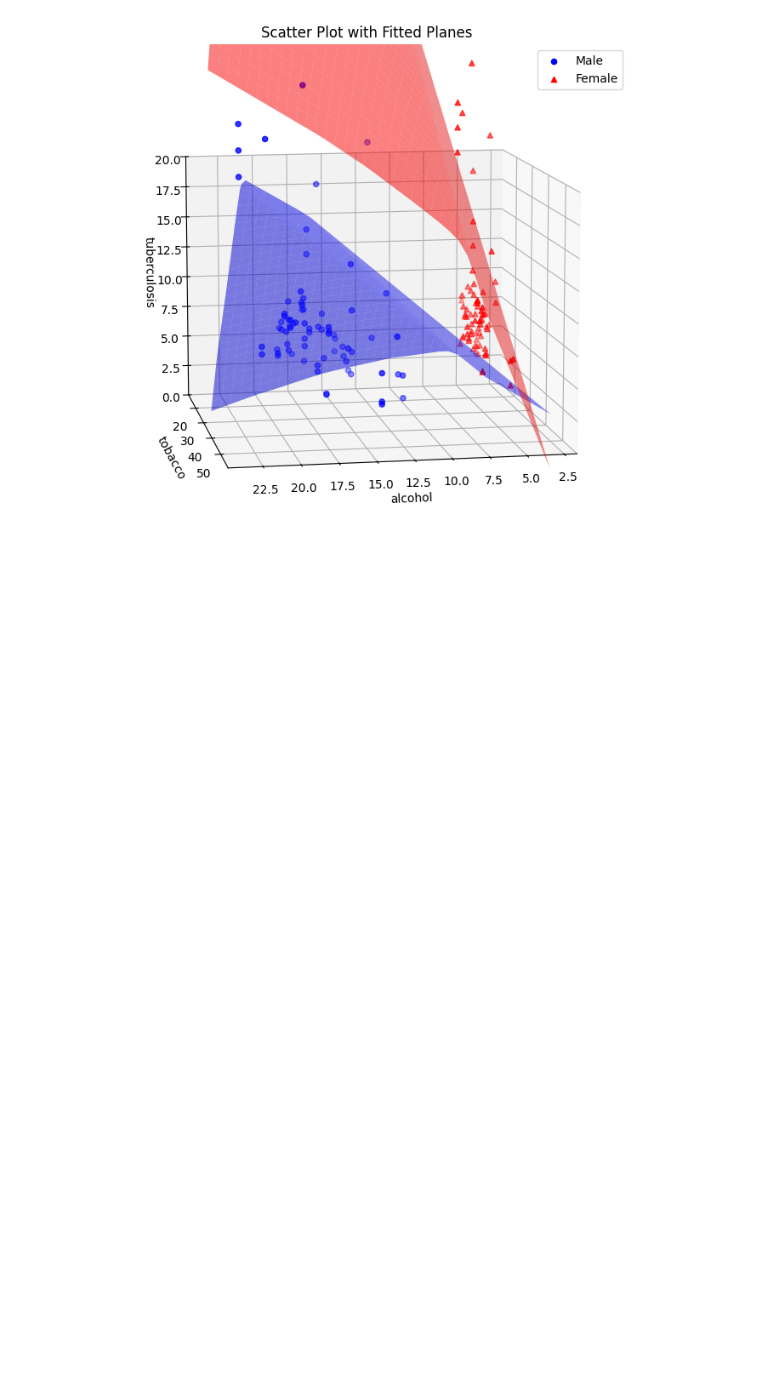
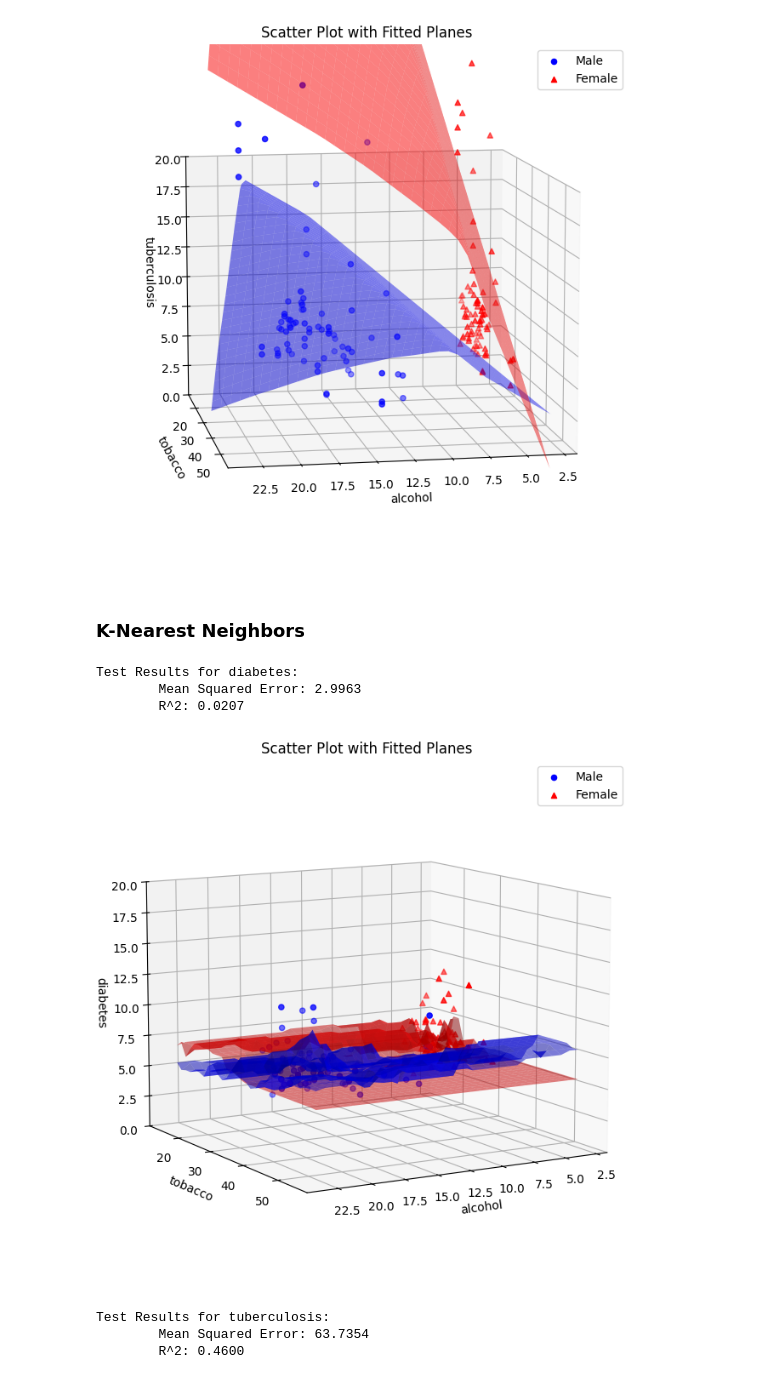
Before and after one commit to Gralerfics/SLDS_Project_OpenStudy, a Jupyter notebook: src/main.ipynb, the cells around one changed output. Cells and saved outputs as stored; diff of their text form; code cells hidden in the pictures; blank space fills up the shorter version.

```diff
--- a/src/main.ipynb
+++ b/src/main.ipynb
@@ -271,7 +272,7 @@ Test Results for tuberculosis:
 # %% [markdown]
 #### Support Vector Regression
 # %%
-def svr_plot_create_meshgrid(alcohol_range, tobacco_range, sex_value):
+def plot_create_meshgrid(alcohol_range, tobacco_range, sex_value):
     alcohol_grid, tobacco_grid = np.meshgrid(alcohol_range, tobacco_range)
     sex_grid = np.full_like(alcohol_grid, sex_value)
     alcohol_sex_grid = alcohol_grid * sex_grid
@@ -325,9 +326,9 @@ def svr_process(y_name = 'diabetes', elev = 10, azim = 80, plot_dataset_source =
     # Predicted Planes
     alcohol_range = np.linspace(plot_dataset['alcohol'].min(), plot_dataset['alcohol'].max(), 30)
     tobacco_range = np.linspace(plot_dataset['tobacco'].min(), plot_dataset['tobacco'].max(), 30)
-    grid_male, alcohol_grid, tobacco_grid = svr_plot_create_meshgrid(alcohol_range, tobacco_range, sex_value = 0)
+    grid_male, alcohol_grid, tobacco_grid = plot_create_meshgrid(alcohol_range, tobacco_range, sex_value = 0)
     z_male = svr_model.predict(grid_male).reshape(alcohol_grid.shape)
-    grid_female, _, _ = svr_plot_create_meshgrid(alcohol_range, tobacco_range, sex_value = 1)
+    grid_female, _, _ = plot_create_meshgrid(alcohol_range, tobacco_range, sex_value = 1)
     z_female = svr_model.predict(grid_female).reshape(alcohol_grid.shape)
 
     # Plot the surfaces
@@ -446,3 +433,77 @@ Test Results for tuberculosis:
         Mean Squared Error: 92.6423
         R^2: 0.2151
 [figure]
+# %% [markdown]
+### K-Nearest Neighbors
+# %%
+def knn_process(y_name='diabetes', k_neighbors = 5, elev=10, azim=80, plot_dataset_source='test'):
+    plot_dataset = dataset_test_mf if plot_dataset_source == 'test' else dataset_train_mf
+
+    # Prepare data
+    X_train = dataset_train_mf[['alcohol', 'tobacco', 'sex']].copy()
+    X_train['alcohol x sex'] = X_train['alcohol'] * X_train['sex']
+    X_train['tobacco x sex'] = X_train['tobacco'] * X_train['sex']
+
+    X_test = dataset_test_mf[['alcohol', 'tobacco', 'sex']].copy()
+    X_test['alcohol x sex'] = X_test['alcohol'] * X_test['sex']
+    X_test['tobacco x sex'] = X_test['tobacco'] * X_test['sex']
+
+    y_train = dataset_train_mf[y_name].copy()
+    y_test = dataset_test_mf[y_name].copy()
+
+    # Train
+    knn_model = KNeighborsRegressor(n_neighbors = k_neighbors)
+    knn_model.fit(X_train, y_train)
+
+    # Test
+    y_pred = knn_model.predict(X_test)
+    mse = mean_squared_error(y_test, y_pred)
+    r2 = r2_score(y_test, y_pred)
+    print(f'\nTest Results for {y_name}:')
+    print(f'\tMean Squared Error: {mse:.4f}')
+    print(f'\tR^2: {r2:.4f}\n')
+
+    # 3D Plot
+    fig = plt.figure(figsize = (10, 8))
+    ax = fig.add_subplot(111, projection = '3d')
+
+    # Scatters
+    sex0_data = plot_dataset[plot_dataset['sex'] == 0]
+    ax.scatter(sex0_data['alcohol'], sex0_data['tobacco'], sex0_data[y_name], c = 'b', marker = 'o', label = 'Male')
+    sex1_data = plot_dataset[plot_dataset['sex'] == 1]
+    ax.scatter(sex1_data['alcohol'], sex1_data['tobacco'], sex1_data[y_name], c = 'r', marker = '^', label = 'Female')
+
+    # Predicted Planes
+    alcohol_range = np.linspace(plot_dataset['alcohol'].min(), plot_dataset['alcohol'].max(), 30)
+    tobacco_range = np.linspace(plot_dataset['tobacco'].min(), plot_dataset['tobacco'].max(), 30)
+    grid_male, alcohol_grid, tobacco_grid = plot_create_meshgrid(alcohol_range, tobacco_range, sex_value = 0)
+    z_male = knn_model.predict(grid_male).reshape(alcohol_grid.shape)
+    grid_female, _, _ = plot_create_meshgrid(alcohol_range, tobacco_range, sex_value = 1)
+    z_female = knn_model.predict(grid_female).reshape(alcohol_grid.shape)
+
+    # Plot the surfaces
+    ax.plot_surface(alcohol_grid, tobacco_grid, z_male, color = 'blue', alpha = 0.5)
+    ax.plot_surface(alcohol_grid, tobacco_grid, z_female, color = 'red', alpha = 0.5)
+
+    # Labels and Legends
+    ax.set_xlabel('alcohol')
+    ax.set_ylabel('tobacco')
+    ax.set_zlabel(y_name)
+    ax.set_zlim([0, 20])
+    ax.set_title('Scatter Plot with Fitted Planes')
+    ax.legend()
+
+    ax.view_init(elev = elev, azim = azim)
+
+    plt.show()
+
+knn_process('diabetes', 10, elev = 10, azim = 60)
+knn_process('tuberculosis', 10, elev = 10, azim = 80)
+# %% [output]
+Test Results for diabetes:
+        Mean Squared Error: 2.9963
+        R^2: 0.0207
+[figure, added]
+Test Results for tuberculosis:
+        Mean Squared Error: 63.7354
+        R^2: 0.4600
```
Also changed, not shown: parts of 4 cells of this notebook.
